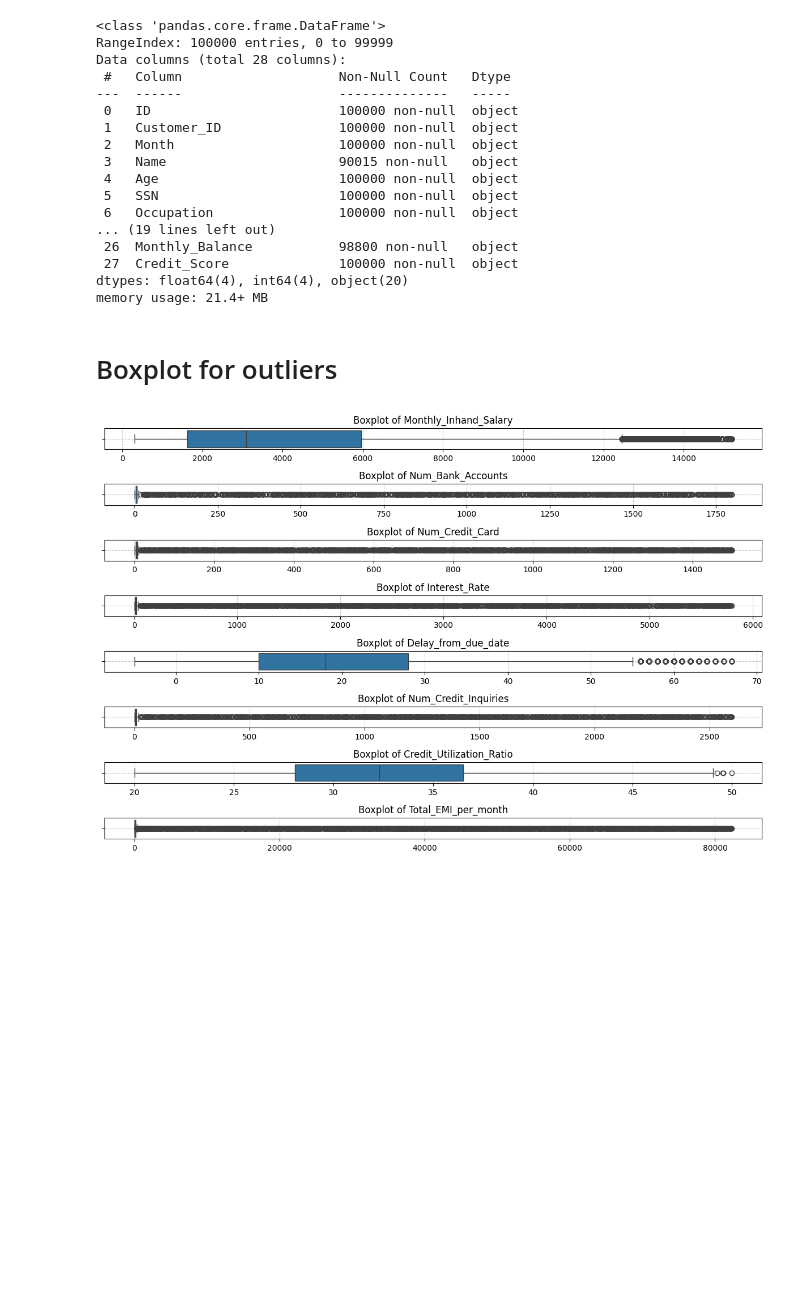
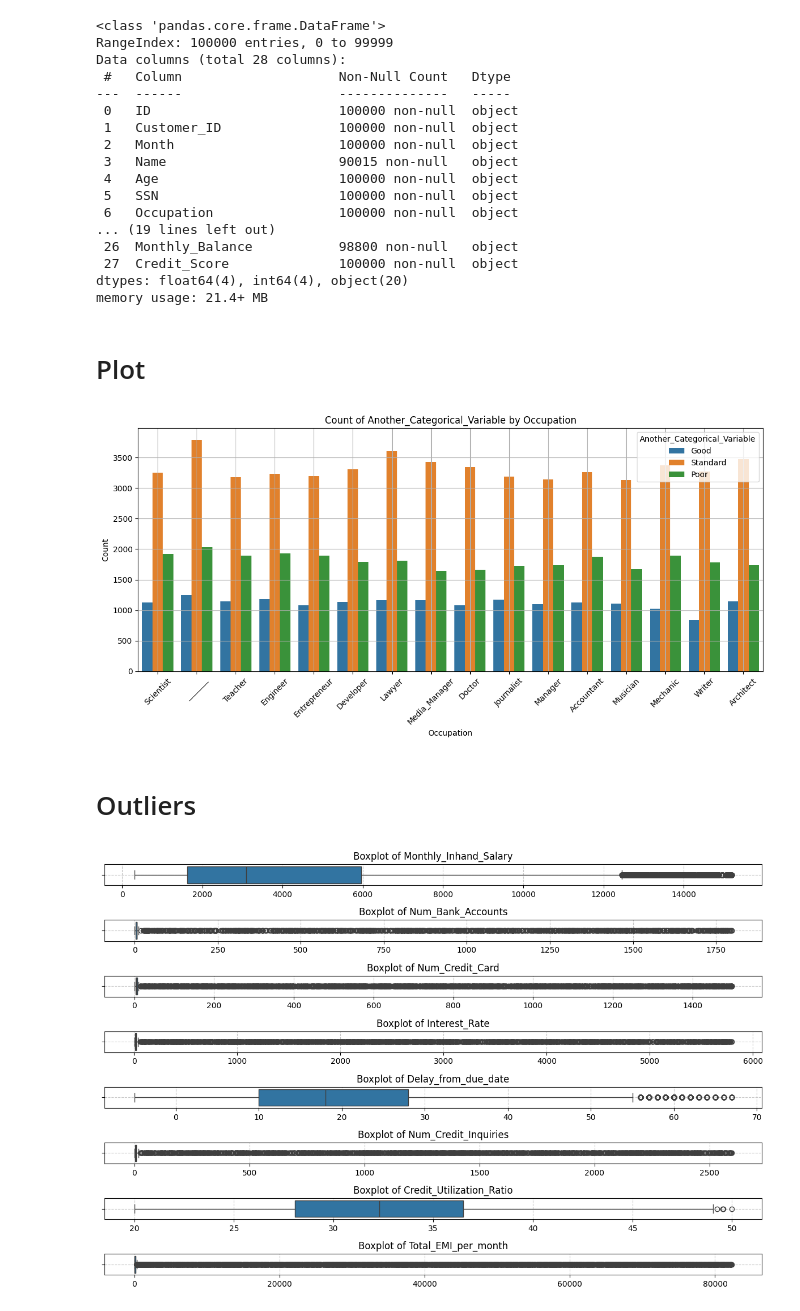
Before and after one commit to aliasgharmirhshai/Credit-score-classification, a Jupyter notebook: notebooks/EDA.ipynb, the cells around one changed output. Saved outputs shown, nothing was run; the diff lists cells and outputs as text; code cells hidden in the pictures; blank space fills up the shorter version.

```diff
--- a/notebooks/EDA.ipynb
+++ b/notebooks/EDA.ipynb
@@ -59,3 +59,5 @@ dtypes: float64(4), int64(4), object(20)
 memory usage: 21.4+ MB
 # %%
 numerical_columns = df.select_dtypes(include=[np.number]).columns.tolist()
+# %% [markdown]
+# Plot
@@ -61,0 +66,13 @@ numerical_columns = df.select_dtypes(include=[np.number]).columns.tolist()
+# %%
+plt.figure(figsize=(12, 6))
+sns.countplot(x='Occupation', hue='Credit_Score', data=df)
+plt.xlabel('Occupation')
+plt.ylabel('Count')
+plt.title('Count of Another_Categorical_Variable by Occupation')
+plt.xticks(rotation=45)
+plt.legend(title='Another_Categorical_Variable')
+plt.grid(True)
+plt.tight_layout()
+plt.show()
+# %% [output]
+[figure, added]
@@ -62,5 +81,5 @@ numerical_columns = df.select_dtypes(include=[np.number]).columns.tolist()
 # %% [markdown]
-# Boxplot for outliers
+# Outliers
 # %%
 from lib.analysis.plots import visualize_outliers
 # %%
```
Also changed, not shown: parts of 3 cells of this notebook, 16 other files.
